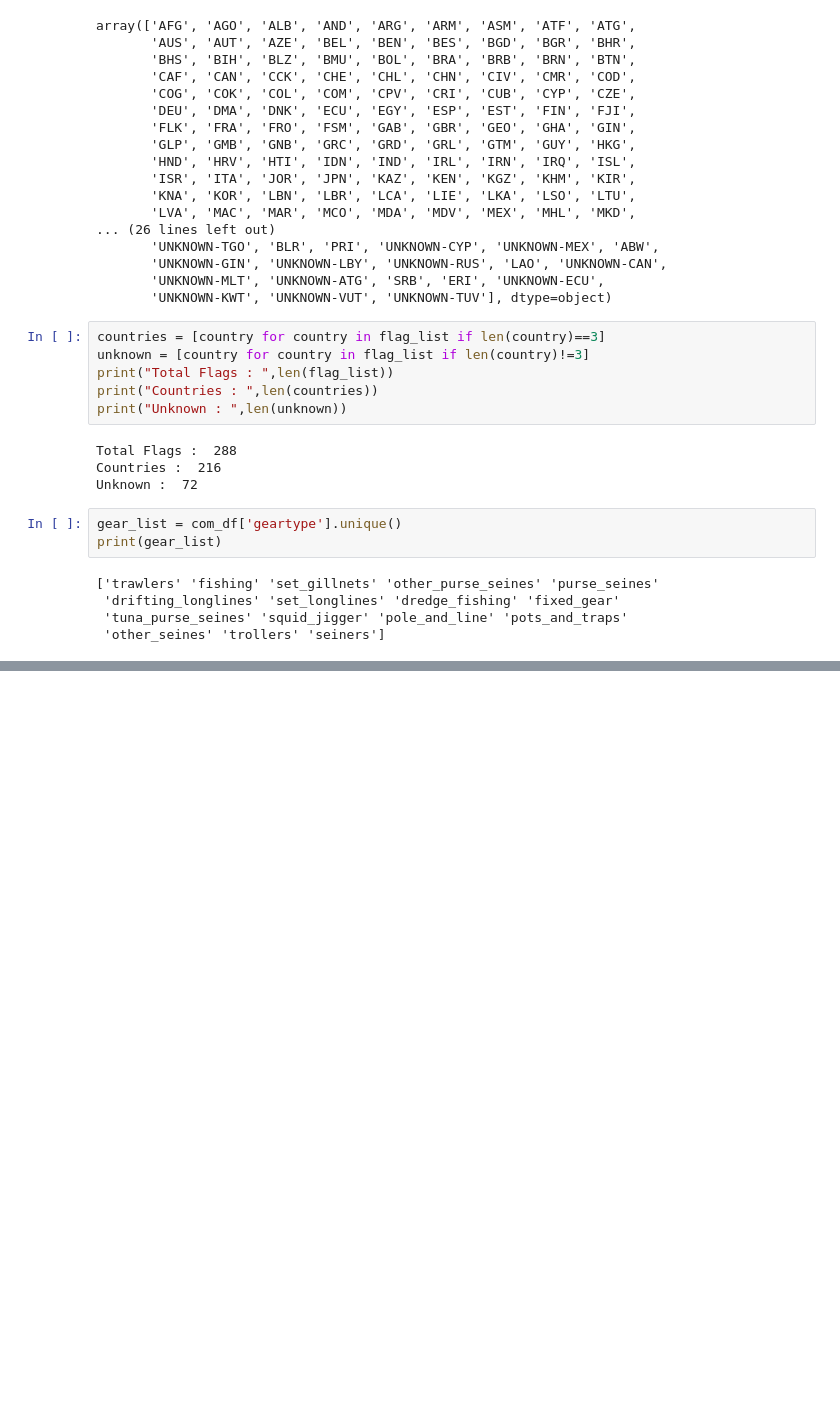
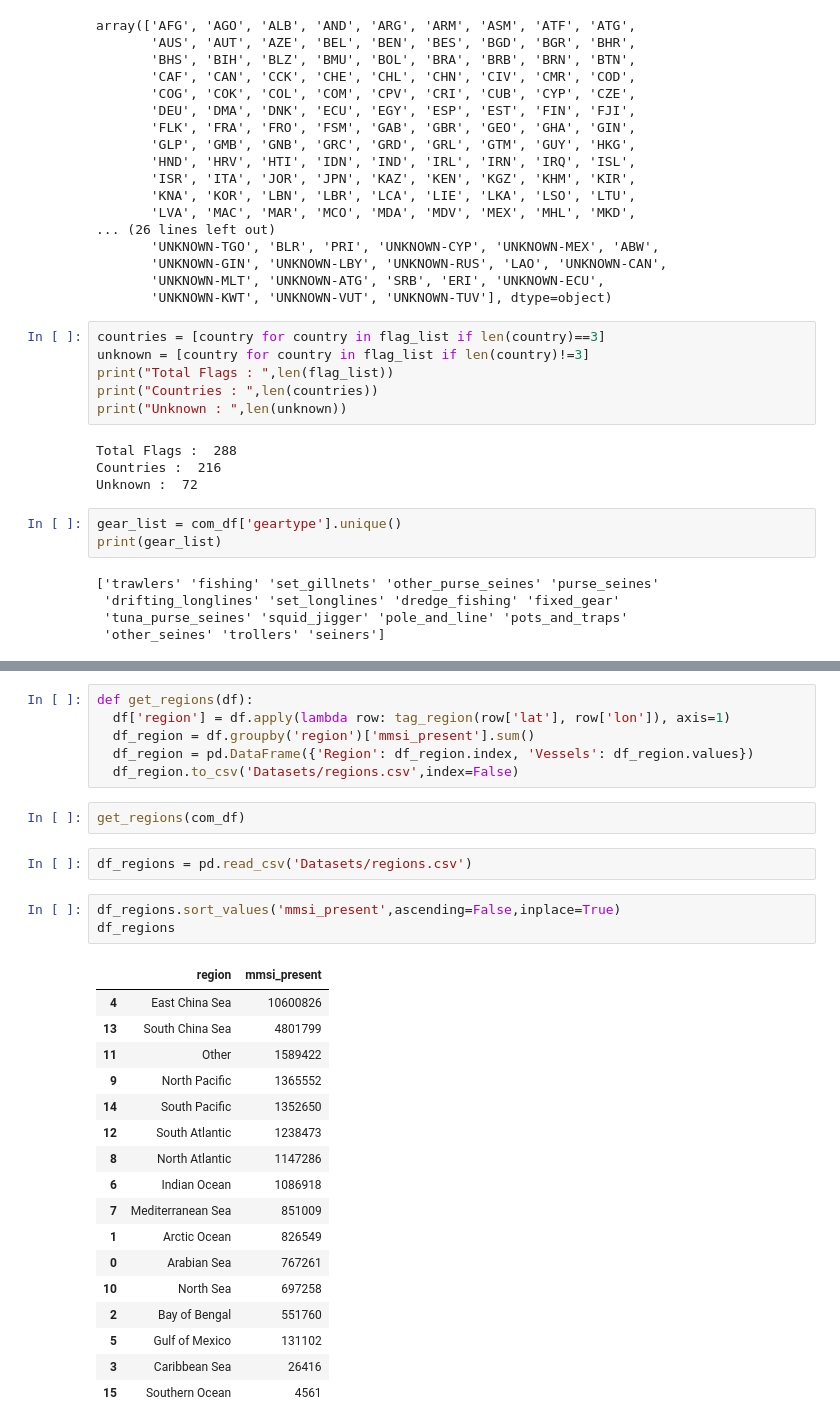
Before and after one commit to Neer-17/Fishing_Fleet_Tracker, a Jupyter notebook: data_transformation.ipynb, the cells around one changed output, grey strips where cells are left out. Cells and saved outputs as stored; diff of their text form; blank space fills up the shorter version.

Commit message:
Added Stats,Monthly analysis,fishing regions ,regions.csv and raw data.

```diff
--- a/data_transformation.ipynb
+++ b/data_transformation.ipynb
@@ -173,0 +208,31 @@ print(gear_list)
+# %%
+def get_regions(df):
+  df['region'] = df.apply(lambda row: tag_region(row['lat'], row['lon']), axis=1)
+  df_region = df.groupby('region')['mmsi_present'].sum()
+  df_region = pd.DataFrame({'Region': df_region.index, 'Vessels': df_region.values})
+  df_region.to_csv('Datasets/regions.csv',index=False)
+# %%
+get_regions(com_df)
+# %%
+df_regions = pd.read_csv('Datasets/regions.csv')
+# %%
+df_regions.sort_values('mmsi_present',ascending=False,inplace=True)
+df_regions
+# %% [output]
+|  | region | mmsi_present |
+| 4 | East China Sea | 10600826 |
+| 13 | South China Sea | 4801799 |
+| 11 | Other | 1589422 |
+| 9 | North Pacific | 1365552 |
+| 14 | South Pacific | 1352650 |
+| 12 | South Atlantic | 1238473 |
+| 8 | North Atlantic | 1147286 |
+| 6 | Indian Ocean | 1086918 |
+| 7 | Mediterranean Sea | 851009 |
+| 1 | Arctic Ocean | 826549 |
+| 0 | Arabian Sea | 767261 |
+| 10 | North Sea | 697258 |
+| 2 | Bay of Bengal | 551760 |
+| 5 | Gulf of Mexico | 131102 |
+| 3 | Caribbean Sea | 26416 |
+| 15 | Southern Ocean | 4561 |
```
Also changed, not shown: parts of 2 cells of this notebook, 3 other files.
